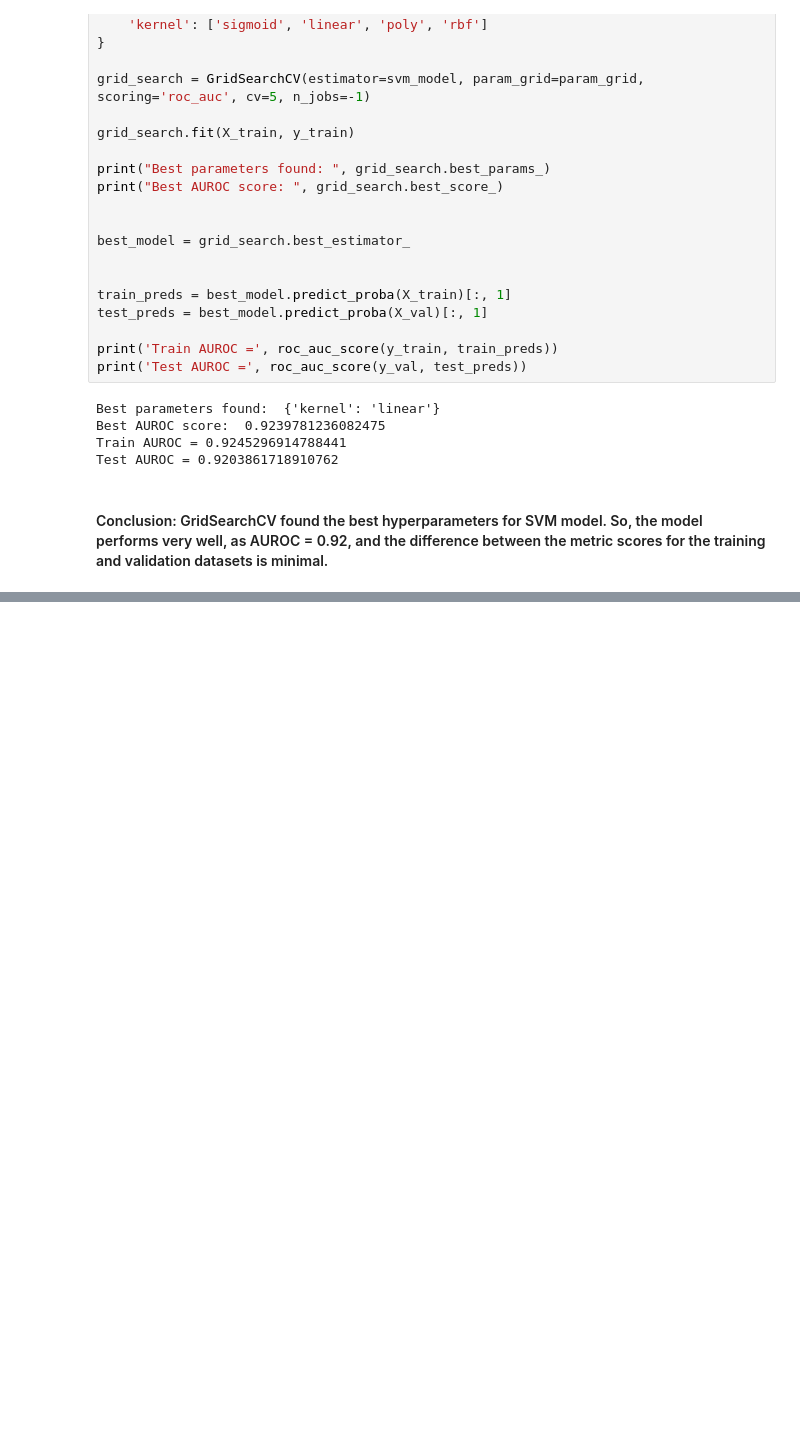
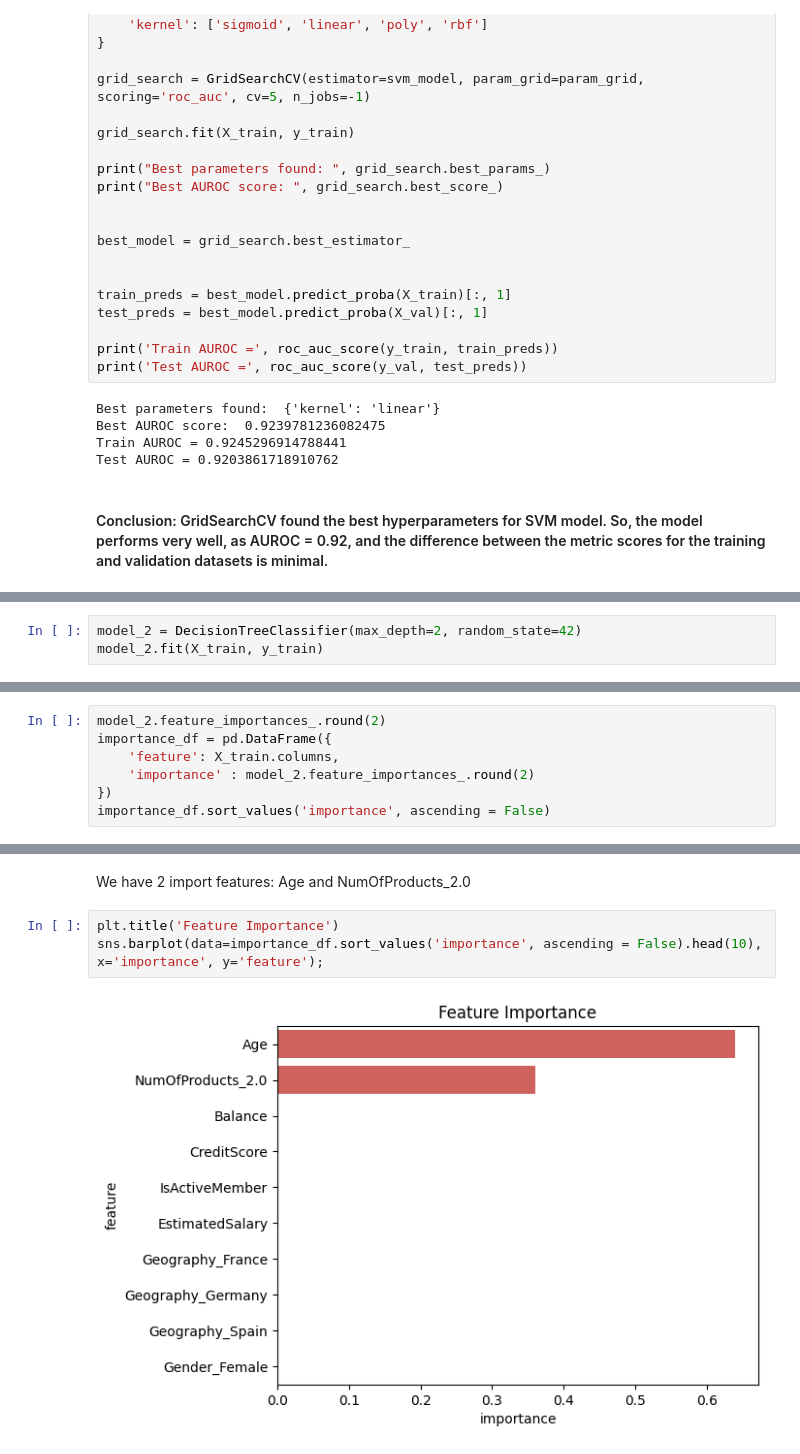
Before and after one commit to nikishkaaa/Bank_Customer_Churn_Prediction_ML, a Jupyter notebook: Bank_Customer_Churn_Prediction.ipynb, the cells around one changed output, grey strips where cells are left out. Cells and saved outputs as stored; diff of their text form; blank space fills up the shorter version.

```diff
--- a/Bank_Customer_Churn_Prediction.ipynb
+++ b/Bank_Customer_Churn_Prediction.ipynb
@@ -225,0 +254,3 @@ Test AUROC = 0.9203861718910762
+# %%
+model_2 = DecisionTreeClassifier(max_depth=2, random_state=42)
+model_2.fit(X_train, y_train)
@@ -225,0 +259,7 @@ Test AUROC = 0.9203861718910762
+# %%
+model_2.feature_importances_.round(2)
+importance_df = pd.DataFrame({
+    'feature': X_train.columns,
+    'importance' : model_2.feature_importances_.round(2)
+})
+importance_df.sort_values('importance', ascending = False)
@@ -225,0 +282,7 @@ Test AUROC = 0.9203861718910762
+# %% [markdown]
+We have 2 import features: Age	and NumOfProducts_2.0
+# %%
+plt.title('Feature Importance')
+sns.barplot(data=importance_df.sort_values('importance', ascending = False).head(10), x='importance', y='feature');
+# %% [output]
+[figure, added]
```
Also changed, not shown: parts of 36 cells of this notebook.
